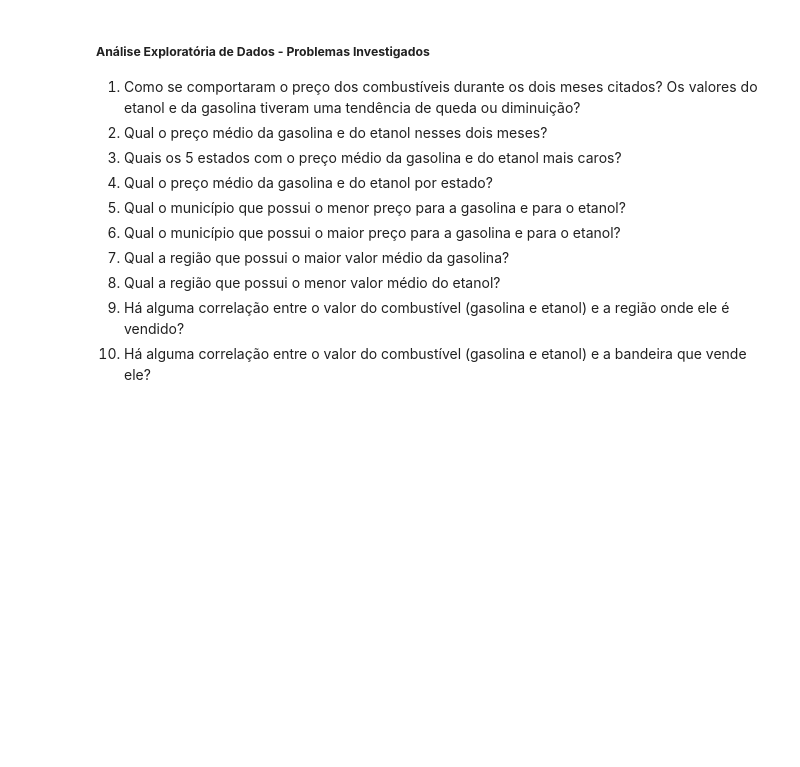
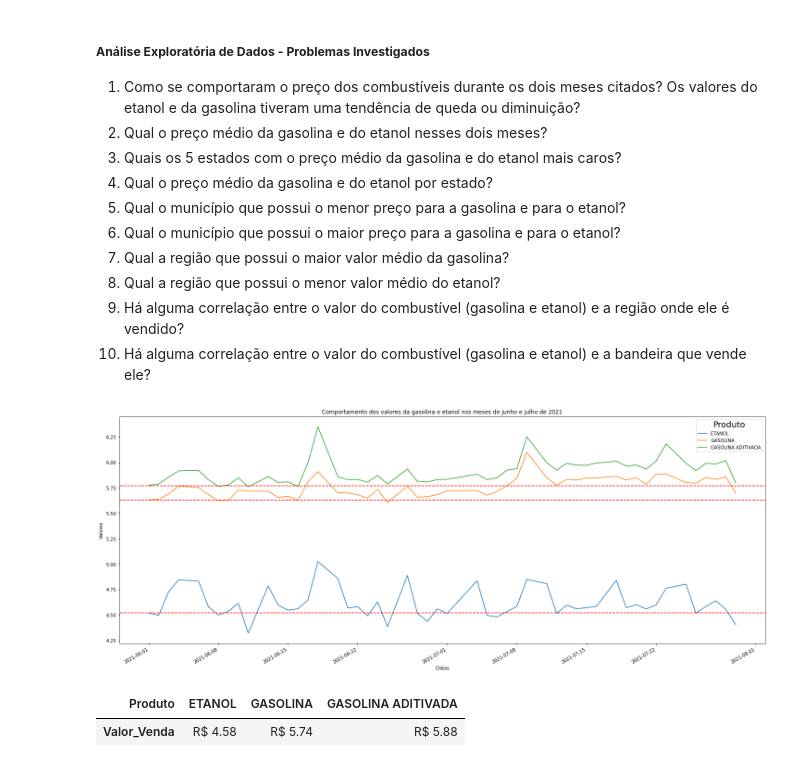
Before and after one commit to LeGuigs/Projeto_M4_DA, a Jupyter notebook: Notebook_Projeto_M4_Grupo4_ANP.ipynb, the cells around one changed output. Saved outputs shown, nothing was run; the diff lists cells and outputs as text; code cells hidden in the pictures; blank space fills up the shorter version.

Commit message:
Consultas verificando maior e menor preço para gasolina e etanol

```diff
--- a/Notebook_Projeto_M4_Grupo4_ANP.ipynb
+++ b/Notebook_Projeto_M4_Grupo4_ANP.ipynb
@@ -455,3 +455,44 @@ etanol?
 região onde ele é vendido?
 10. Há alguma correlação entre o valor do combustível (gasolina e etanol) e a
 bandeira que vende ele?
+# %%
+# 1) Como se comportaram o preço dos combustíveis durante os dois meses citados? Os valores do etanol e da gasolina tiveram uma tendência de queda ou diminuição?
+
+df_copia['Data_Coleta'] = pd.to_datetime(df_copia['Data_Coleta'], format="%d/%m/%Y")
+etanol = df_copia.query('Produto == "ETANOL"')
+gasolina = df_copia.query('Produto == "GASOLINA"')
+gasolina_aditiv = df_copia.query('Produto == "GASOLINA ADITIVADA"')
+
+evolucao_precos_etanol = etanol.sort_values(['Data_Coleta']).groupby('Data_Coleta')['Valor_Venda'].mean()
+evolucao_precos_gasolina = gasolina.sort_values(['Data_Coleta']).groupby('Data_Coleta')['Valor_Venda'].mean()
+evolucao_precos_gasolina_aditiv = gasolina_aditiv.sort_values(['Data_Coleta']).groupby('Data_Coleta')['Valor_Venda'].mean()
+
+import matplotlib.pyplot as plt
+fig, ax = plt.subplots(figsize=(25, 10))
+
+fig.autofmt_xdate()
+
+plt.title("Comportamento dos valores da gasolina e etanol nos meses de junho e julho de 2021")
+plt.xlabel("Datas")
+plt.ylabel("Valores")
+
+plt.plot(evolucao_precos_etanol)
+plt.plot(evolucao_precos_gasolina)
+plt.plot(evolucao_precos_gasolina_aditiv)
+
+plt.axhline(y = 4.52, color = 'r', linestyle = 'dashed')
+plt.axhline(y = 5.77, color = 'r', linestyle = 'dashed')
+plt.axhline(y = 5.63, color = 'r', linestyle = 'dashed')
+
+legend = plt.legend(['ETANOL', 'GASOLINA', 'GASOLINA ADITIVADA'], title = 'Produto', title_fontsize = 18)
+# %% [output]
+[figure, added]
+# %%
+# 2) Qual o preço médio da gasolina e do etanol nesses dois meses?
+valor_medio_produto_df = df_copia.groupby('Produto')['Valor_Venda'].mean().map('R$ {:.2f}'.format)
+valor_medio_produto_df[:2]
+media_dois_meses = pd.DataFrame(valor_medio_produto_df)
+media_dois_meses.T
+# %% [output]
+| Produto | ETANOL | GASOLINA | GASOLINA ADITIVADA |
+| Valor_Venda | R$ 4.58 | R$ 5.74 | R$ 5.88 |
```
Also changed, not shown: parts of 5 cells of this notebook.
